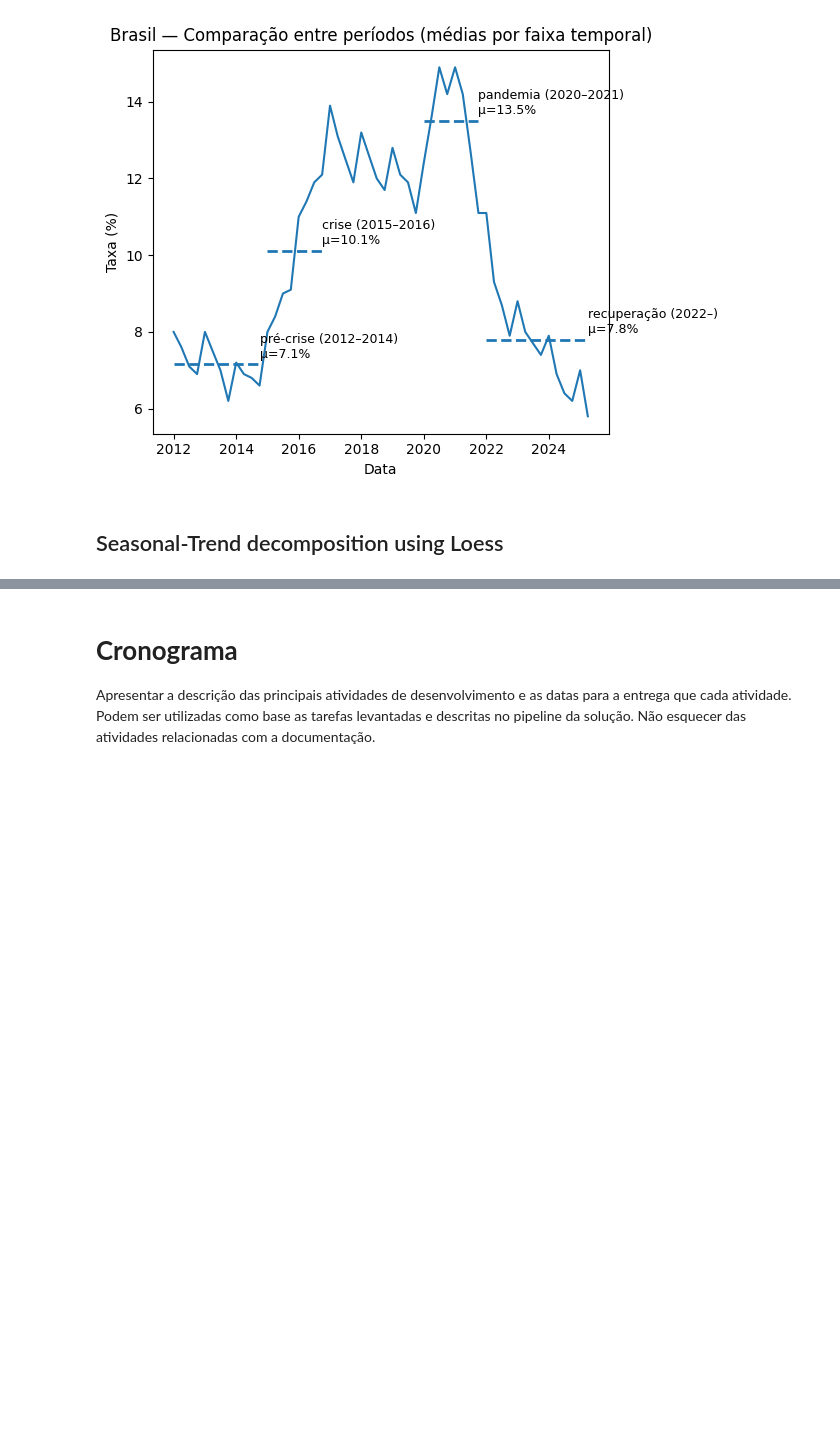
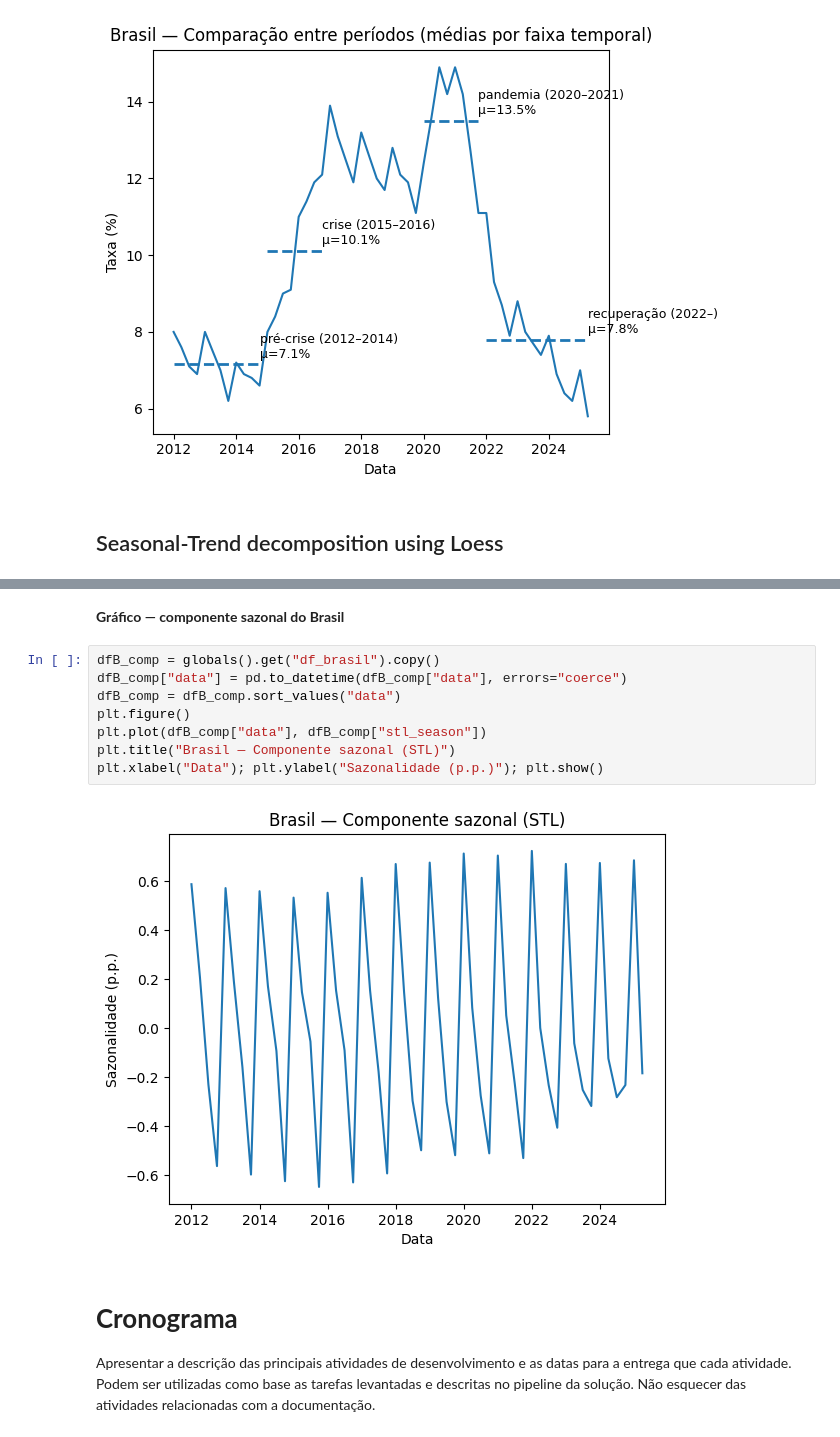
Before and after one commit to lattarian/projeto_aplicado_iv, a Jupyter notebook: projeto/cd_projeto_aplicado_iv_entrega_2.ipynb, the cells around one changed output, grey strips where cells are left out. Saved outputs shown, nothing was run; the diff lists cells and outputs as text; blank space fills up the shorter version.

```diff
--- a/projeto/cd_projeto_aplicado_iv_entrega_2.ipynb
+++ b/projeto/cd_projeto_aplicado_iv_entrega_2.ipynb
@@ -659,3 +673,15 @@ Componentes STL gravados em df_brasil: ['stl_trend', 'stl_season', 'valor_aj_saz
+# %% [markdown]
+**Gráfico — componente sazonal do Brasil**
+# %%
+dfB_comp = globals().get("df_brasil").copy()
+dfB_comp["data"] = pd.to_datetime(dfB_comp["data"], errors="coerce")
+dfB_comp = dfB_comp.sort_values("data")
+plt.figure()
+plt.plot(dfB_comp["data"], dfB_comp["stl_season"])
+plt.title("Brasil — Componente sazonal (STL)")
+plt.xlabel("Data"); plt.ylabel("Sazonalidade (p.p.)"); plt.show()
+# %% [output]
+[figure, added]
 # %% [markdown]
 # **Cronograma**
 
```
Also changed, not shown: parts of 6 cells of this notebook.
